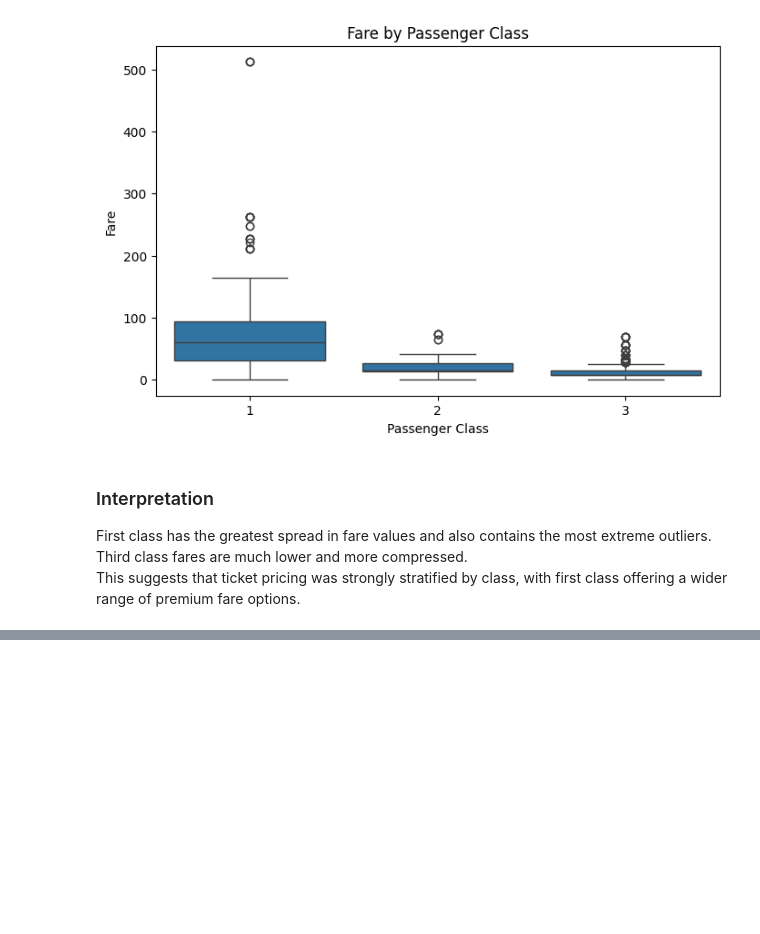
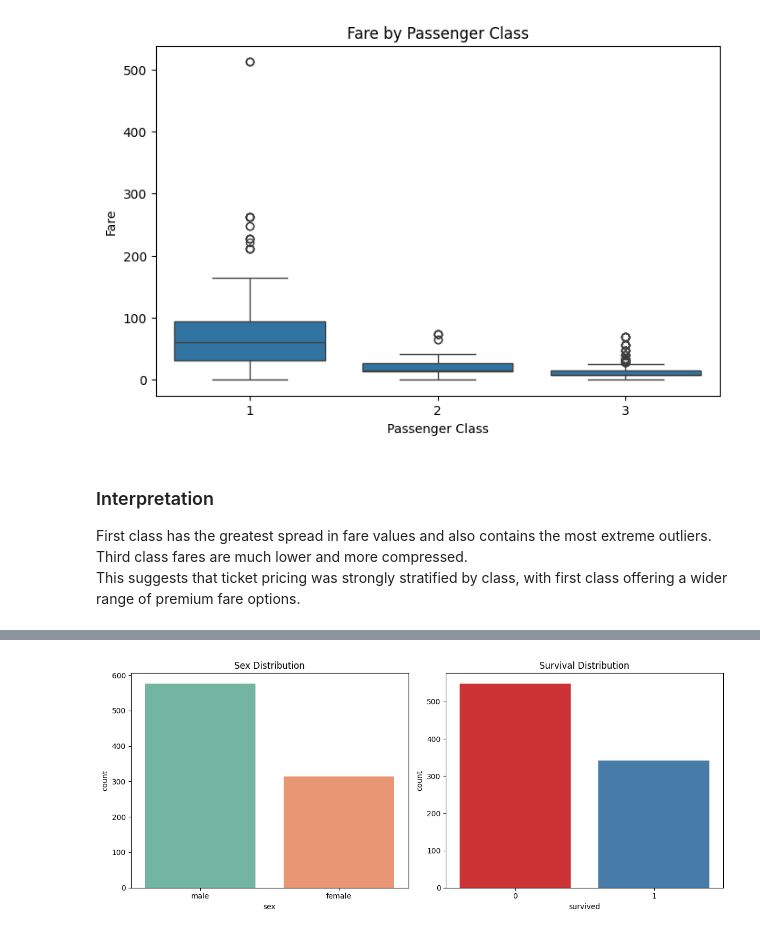
Before and after one commit to SHKabdulhadi/Titanic-Data-Analysis, a Jupyter notebook: titanic-data-analysis.ipynb, the cells around one changed output, grey strips where cells are left out. Saved outputs shown, nothing was run; the diff lists cells and outputs as text; code cells hidden in the pictures; blank space fills up the shorter version.

```diff
--- a/titanic-data-analysis.ipynb
+++ b/titanic-data-analysis.ipynb
@@ -357,0 +408,13 @@ This suggests that ticket pricing was strongly stratified by class, with first c
+# %%
+fig, axes = plt.subplots(1, 2, figsize=(12, 5))
+
+sns.countplot(data=df_clean, x='sex', ax=axes[0], palette='Set2')
+axes[0].set_title('Sex Distribution')
+
+sns.countplot(data=df_clean, x='survived', ax=axes[1], palette='Set1')
+axes[1].set_title('Survival Distribution')
+
+plt.tight_layout()
+plt.show()
+# %% [output]
+[figure, added]
```
Also changed, not shown: parts of 8 cells of this notebook.
